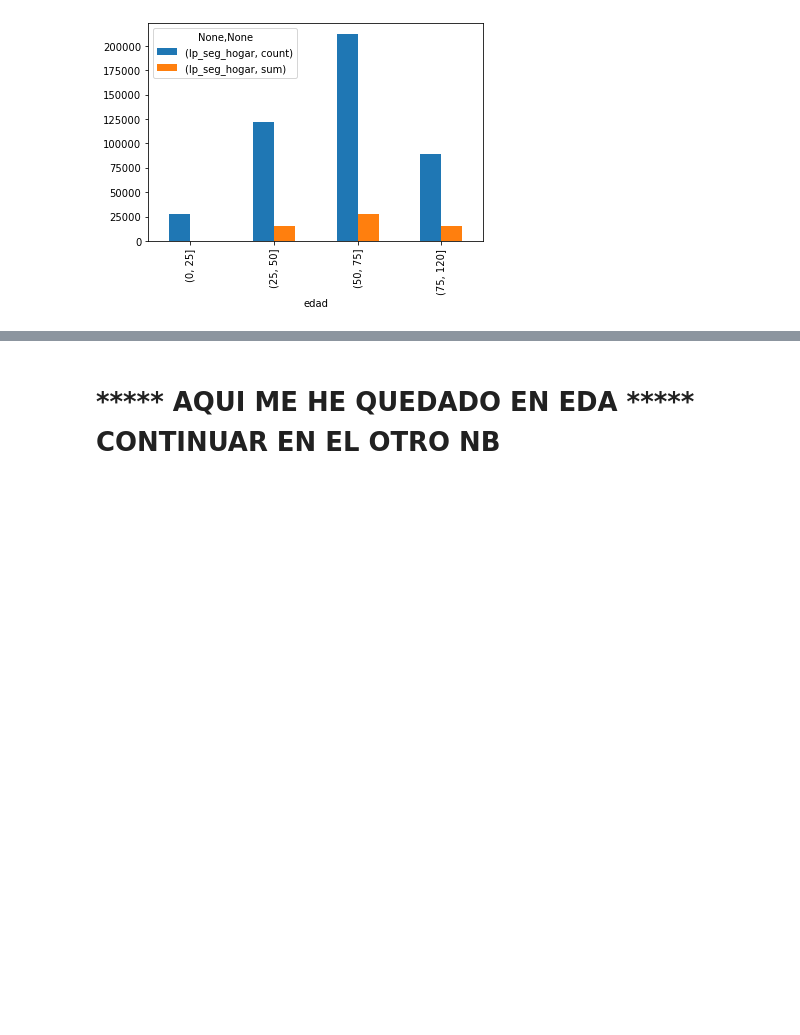
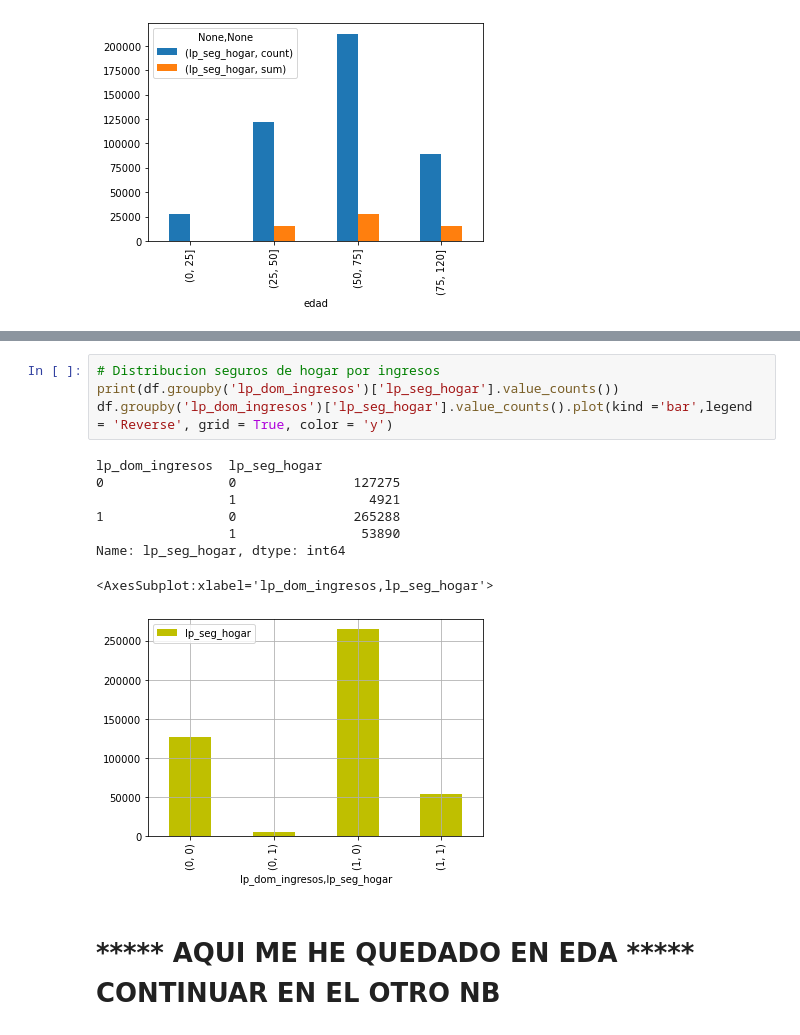
Before and after one commit to romayana/Financial-Product-Sales-Forecast-Model, a Jupyter notebook: Python Codes/Estado del Arte.ipynb, the cells around one changed output, grey strips where cells are left out. Cells and saved outputs as stored; diff of their text form; blank space fills up the shorter version.

```diff
--- a/Python Codes/Estado del Arte.ipynb
+++ b/Python Codes/Estado del Arte.ipynb
@@ -478,3 +510,16 @@ df.groupby(segmentacion_por_edad)[['lp_seg_hogar']].agg(['count','sum']).plot(ki
+# %%
+# Distribucion seguros de hogar por ingresos
+print(df.groupby('lp_dom_ingresos')['lp_seg_hogar'].value_counts())
+df.groupby('lp_dom_ingresos')['lp_seg_hogar'].value_counts().plot(kind ='bar',legend = 'Reverse', grid = True, color = 'y')
+# %% [output]
+lp_dom_ingresos  lp_seg_hogar
+0                0               127275
+                 1                 4921
+1                0               265288
+                 1                53890
+Name: lp_seg_hogar, dtype: int64
+<AxesSubplot:xlabel='lp_dom_ingresos,lp_seg_hogar'>
+[figure, added]
 # %% [markdown]
 # ***** AQUI ME HE QUEDADO EN EDA *****  CONTINUAR EN EL OTRO NB
 # %% [markdown]
```
Also changed, not shown: parts of 6 cells of this notebook, 6 other files.
